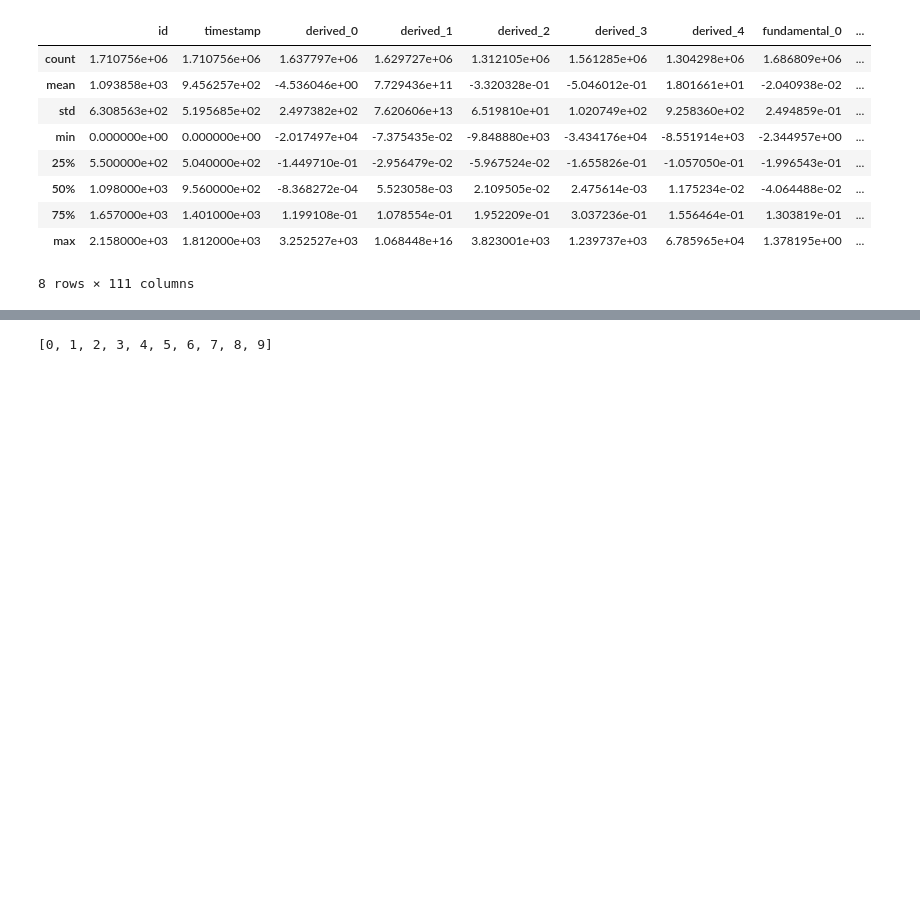
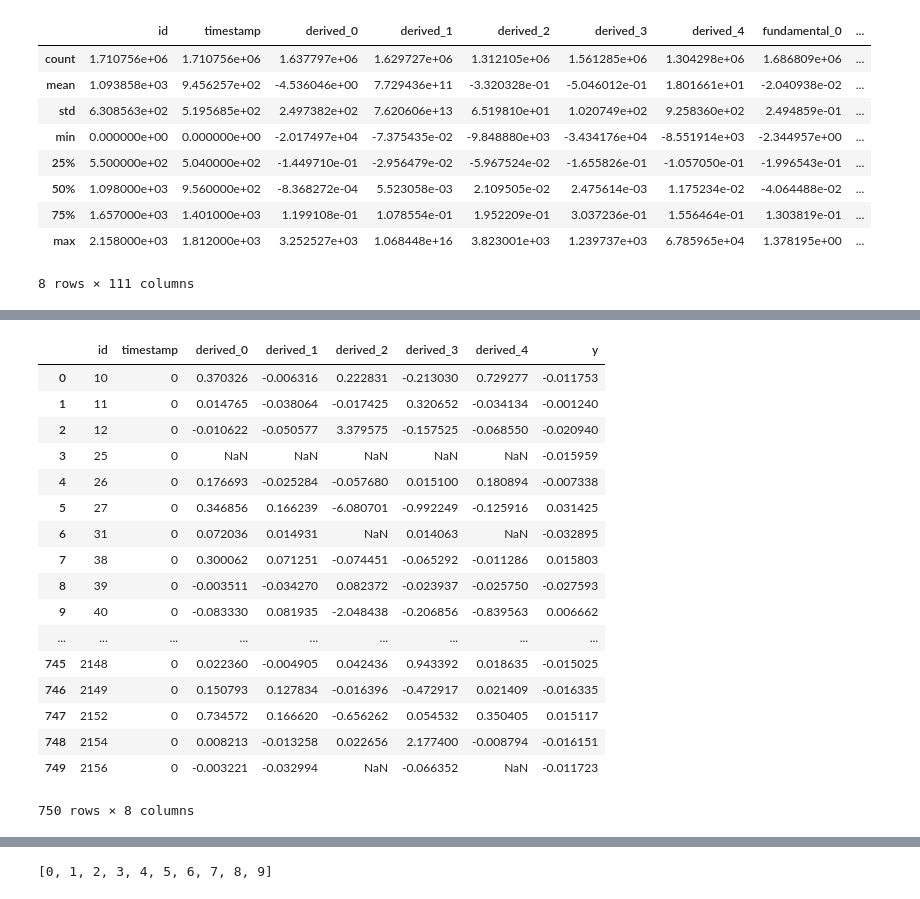
Before and after one commit to manprets/2sigma, a Jupyter notebook: 2sigma.ipynb, the cells around one changed output, grey strips where cells are left out. Saved outputs shown, nothing was run; the diff lists cells and outputs as text; code cells hidden in the pictures; blank space fills up the shorter version.

```diff
--- a/2sigma.ipynb
+++ b/2sigma.ipynb
@@ -69,0 +88,22 @@ ndf
+# %%
+#list securities at timestamp 0
+ndf.loc[ndf.timestamp==0]
+# %% [output]
+|  | id | timestamp | derived_0 | derived_1 | derived_2 | derived_3 | derived_4 | y |
+| 0 | 10 | 0 | 0.370326 | -0.006316 | 0.222831 | -0.213030 | 0.729277 | -0.011753 |
+| 1 | 11 | 0 | 0.014765 | -0.038064 | -0.017425 | 0.320652 | -0.034134 | -0.001240 |
+| 2 | 12 | 0 | -0.010622 | -0.050577 | 3.379575 | -0.157525 | -0.068550 | -0.020940 |
+| 3 | 25 | 0 | NaN | NaN | NaN | NaN | NaN | -0.015959 |
+| 4 | 26 | 0 | 0.176693 | -0.025284 | -0.057680 | 0.015100 | 0.180894 | -0.007338 |
+| 5 | 27 | 0 | 0.346856 | 0.166239 | -6.080701 | -0.992249 | -0.125916 | 0.031425 |
+| 6 | 31 | 0 | 0.072036 | 0.014931 | NaN | 0.014063 | NaN | -0.032895 |
+| 7 | 38 | 0 | 0.300062 | 0.071251 | -0.074451 | -0.065292 | -0.011286 | 0.015803 |
+| 8 | 39 | 0 | -0.003511 | -0.034270 | 0.082372 | -0.023937 | -0.025750 | -0.027593 |
+| 9 | 40 | 0 | -0.083330 | 0.081935 | -2.048438 | -0.206856 | -0.839563 | 0.006662 |
+| ... | ... | ... | ... | ... | ... | ... | ... | ... |
+| 745 | 2148 | 0 | 0.022360 | -0.004905 | 0.042436 | 0.943392 | 0.018635 | -0.015025 |
+| 746 | 2149 | 0 | 0.150793 | 0.127834 | -0.016396 | -0.472917 | 0.021409 | -0.016335 |
+| 747 | 2152 | 0 | 0.734572 | 0.166620 | -0.656262 | 0.054532 | 0.350405 | 0.015117 |
+| 748 | 2154 | 0 | 0.008213 | -0.013258 | 0.022656 | 2.177400 | -0.008794 | -0.016151 |
+| 749 | 2156 | 0 | -0.003221 | -0.032994 | NaN | -0.066352 | NaN | -0.011723 |
+750 rows × 8 columns
```
Also changed, not shown: parts of 8 cells of this notebook.
